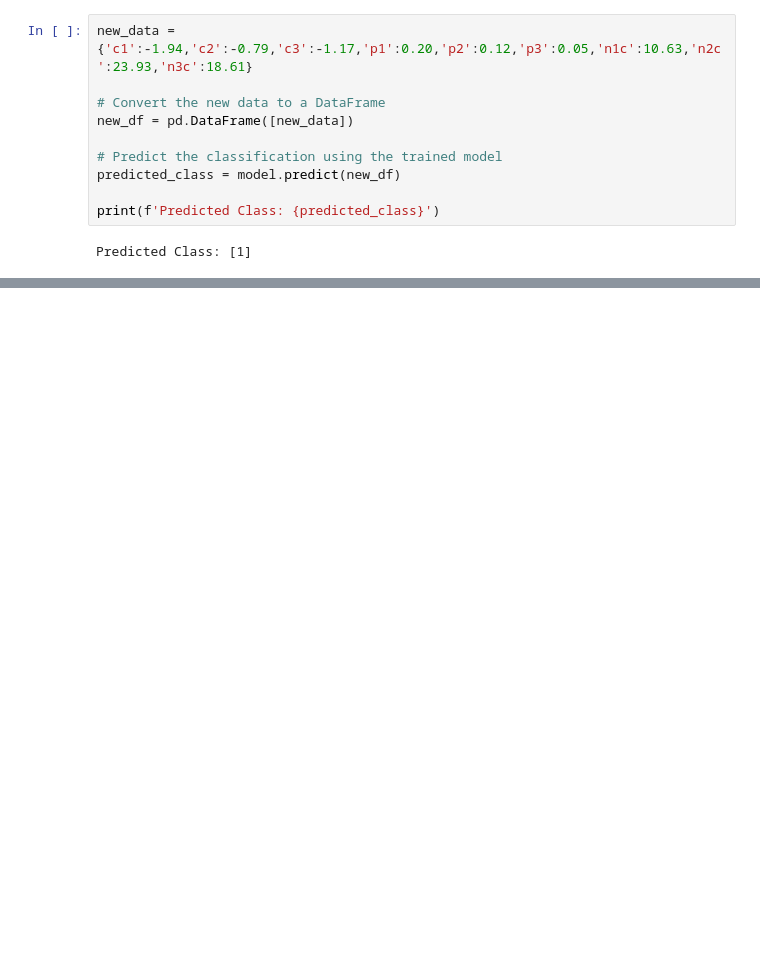
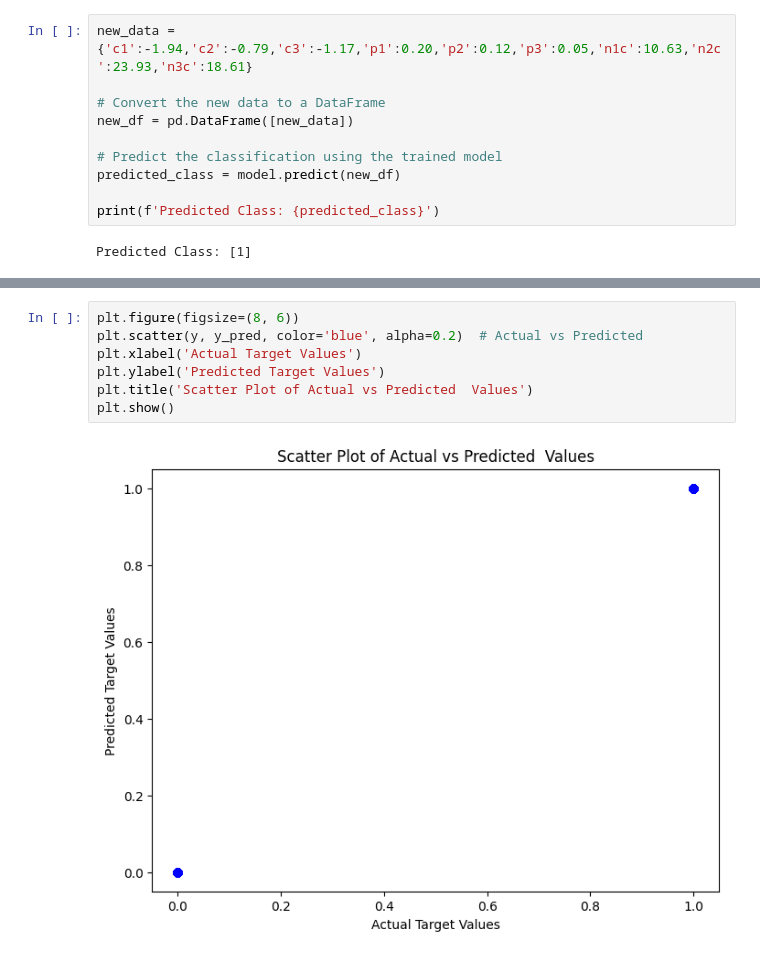
Before and after one commit to AtharvaN29/24_Sustainability, a Jupyter notebook: backend/classification_model.ipynb, the cells around one changed output, grey strips where cells are left out. Saved outputs shown, nothing was run; the diff lists cells and outputs as text; blank space fills up the shorter version.

```diff
--- a/backend/classification_model.ipynb
+++ b/backend/classification_model.ipynb
@@ -74,0 +94,9 @@ Predicted Class: [1]
+# %%
+plt.figure(figsize=(8, 6))
+plt.scatter(y, y_pred, color='blue', alpha=0.2)  # Actual vs Predicted
+plt.xlabel('Actual Target Values')
+plt.ylabel('Predicted Target Values')
+plt.title('Scatter Plot of Actual vs Predicted  Values')
+plt.show()
+# %% [output]
+[figure, added]
```
Also changed, not shown: parts of 5 cells of this notebook, 7 other files.
